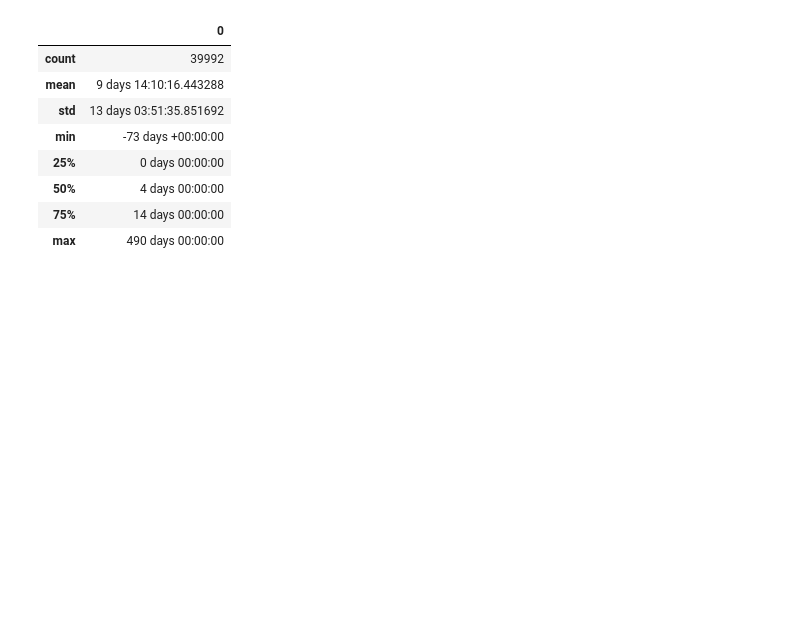
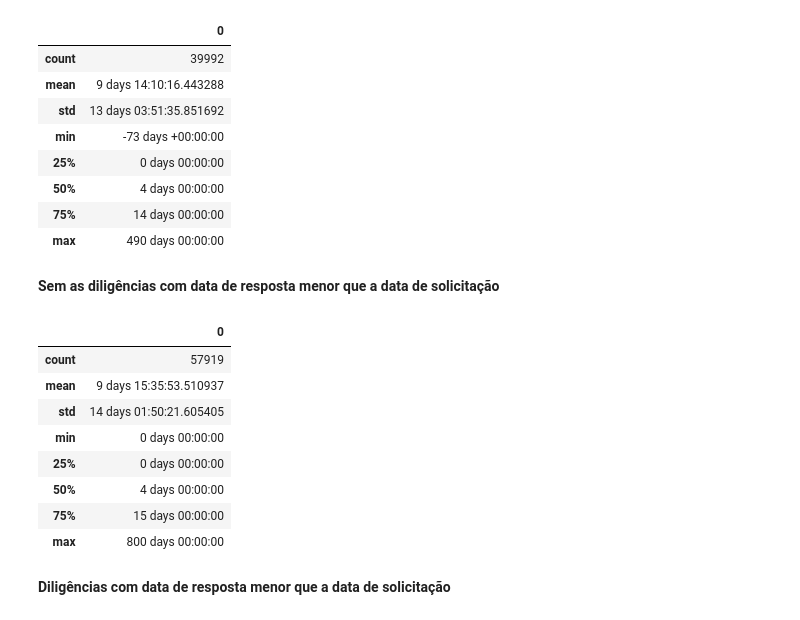
Before and after one commit to lappis-unb/salic-ml, a Jupyter notebook: notebooks/diligencies-metrics.ipynb, the cells around one changed output. Drawn from its saved outputs; the diff is of its cells as text; code cells hidden in the pictures; blank space fills up the shorter version.

```diff
--- a/notebooks/diligencies-metrics.ipynb
+++ b/notebooks/diligencies-metrics.ipynb
@@ -181,3 +183,26 @@ pd.DataFrame(diff_time).describe()
 | 50% | 4 days 00:00:00 |
 | 75% | 14 days 00:00:00 |
 | max | 490 days 00:00:00 |
+# %% [markdown]
+**Sem as diligências com data de resposta menor que a data de solicitação**
+# %%
+solicitation_bigger_then_reply = dt_diligencias['DtSolicitacao'] < dt_diligencias['DtResposta']
+
+solicitation_date = dt_diligencias[solicitation_bigger_then_reply].DtSolicitacao.values
+reply_date = dt_diligencias[solicitation_bigger_then_reply].DtResposta.values
+
+answer_time = reply_date - solicitation_date
+diff_time = [diff.astype('timedelta64[D]') for diff in answer_time]
+pd.DataFrame(diff_time).describe()
+# %% [output]
+|  | 0 |
+| count | 57919 |
+| mean | 9 days 15:35:53.510937 |
+| std | 14 days 01:50:21.605405 |
+| min | 0 days 00:00:00 |
+| 25% | 0 days 00:00:00 |
+| 50% | 4 days 00:00:00 |
+| 75% | 15 days 00:00:00 |
+| max | 800 days 00:00:00 |
+# %% [markdown]
+**Diligências com data de resposta menor que a data de solicitação**
```
Also changed, not shown: parts of 7 cells of this notebook.
